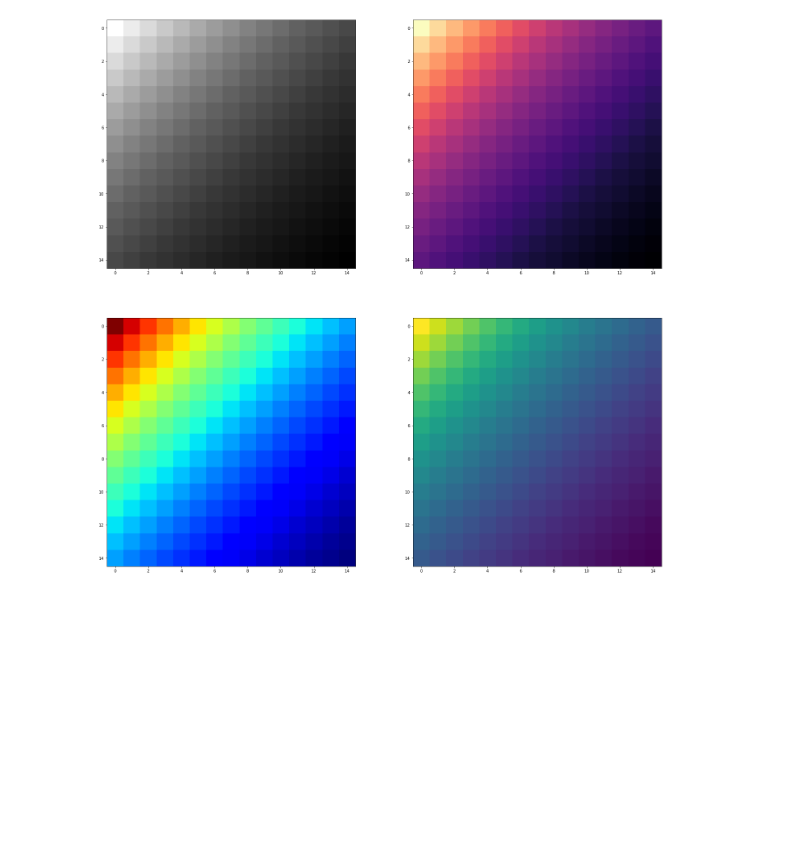
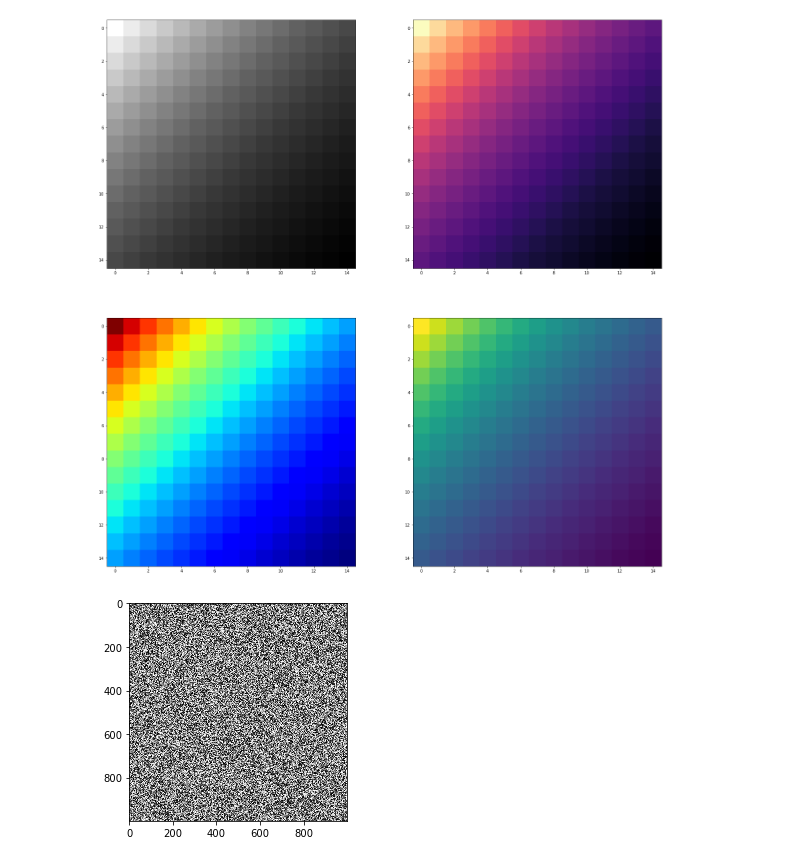
Before and after one commit to ragouradja/Projet_Python, a Jupyter notebook: demo.ipynb, the cells around one changed output. Saved outputs shown, nothing was run; the diff lists cells and outputs as text; code cells hidden in the pictures; blank space fills up the shorter version.

```diff
--- a/demo.ipynb
+++ b/demo.ipynb
@@ -250,3 +245,9 @@ axes[0, 1].imshow(R, cmap='magma')
 axes[0, 0].imshow(R, cmap='gray');
 # %% [output]
 [figure]
+# %%
+#Image aléatoire avec Niveau de gris
+random_image = np.random.random([999, 999])
+plt.imshow(random_image, cmap='gray', interpolation='nearest');
+# %% [output]
+[figure, added]
```
Also changed, not shown: parts of 3 cells of this notebook.
